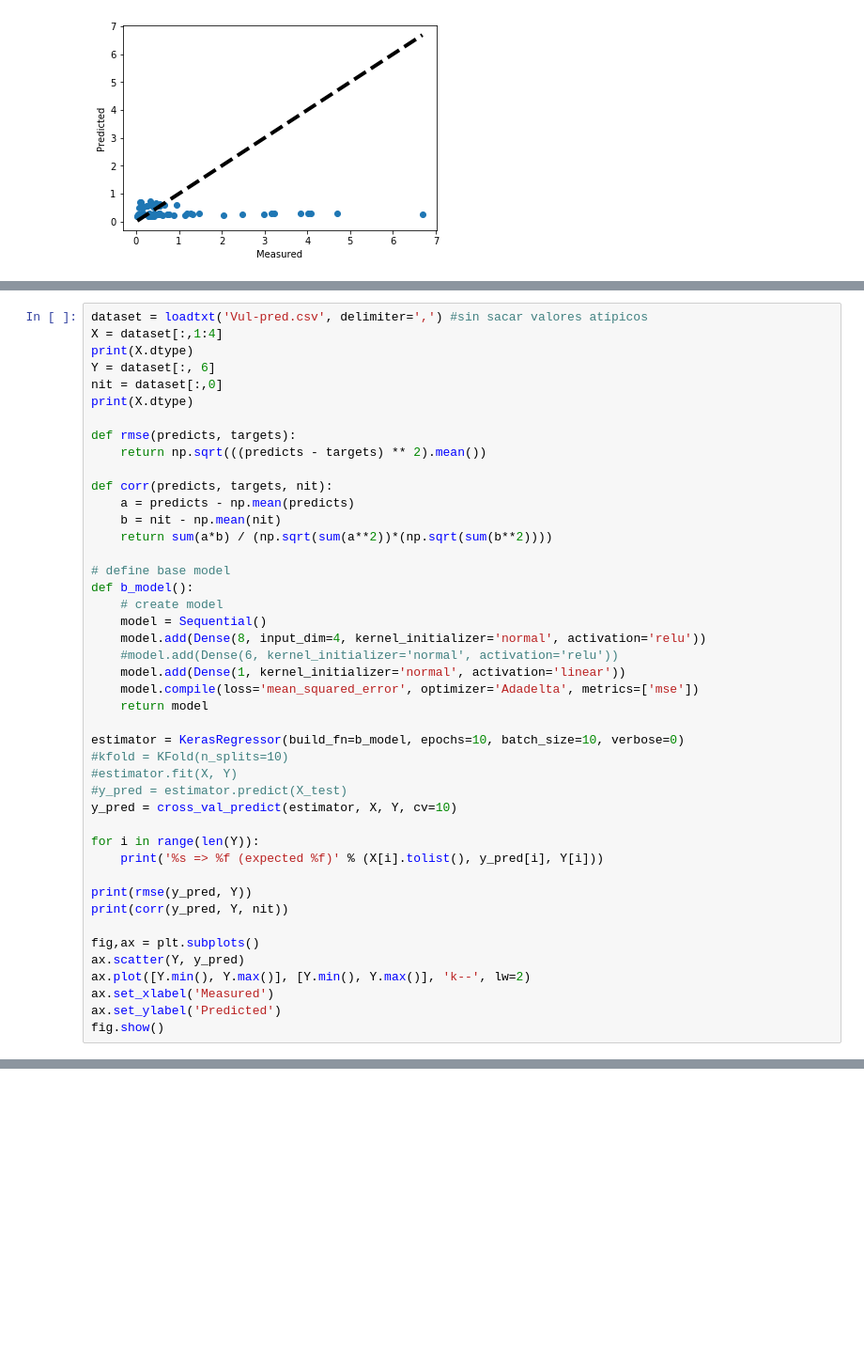
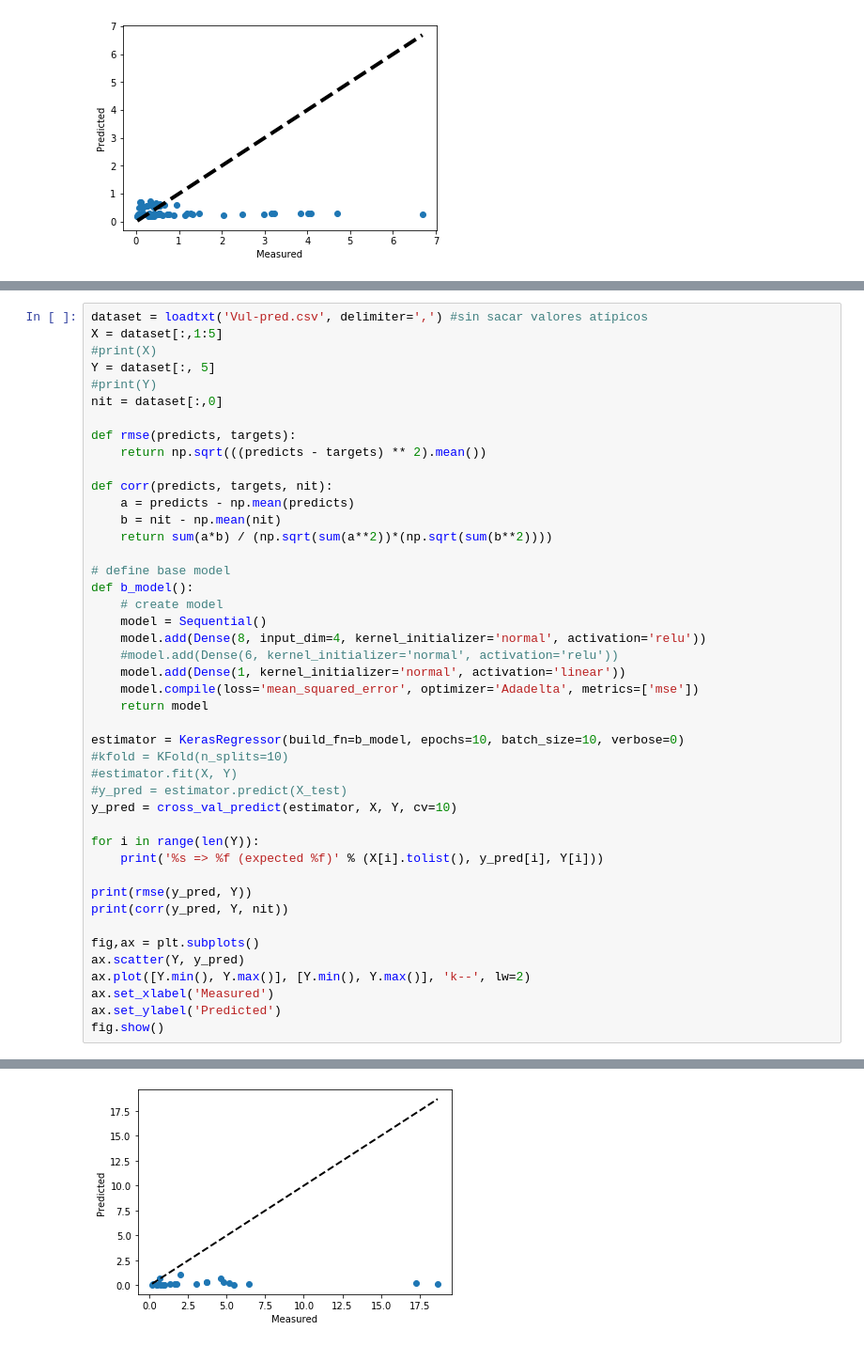
Before and after one commit to eliane06/SCMAI, a Jupyter notebook: pruebaDt.ipynb, the cells around one changed output, grey strips where cells are left out. Shown: that part at 94% size. Drawn from its saved outputs; the diff is of its cells as text; blank space fills up the shorter version.

```diff
--- a/pruebaDt.ipynb
+++ b/pruebaDt.ipynb
@@ -437,10 +438,10 @@ fig.show()
 # %%
 dataset = loadtxt('Vul-pred.csv', delimiter=',') #sin sacar valores atípicos
-X = dataset[:,1:4]
-print(X.dtype)
-Y = dataset[:, 6]
+X = dataset[:,1:5]
+#print(X)
+Y = dataset[:, 5]
+#print(Y)
 nit = dataset[:,0]
-print(X.dtype)
 
 def rmse(predicts, targets):
     return np.sqrt(((predicts - targets) ** 2).mean())
@@ -483 +500,2 @@ ValueError: could not convert string to float:
+[figure, added]
 # %%
```
Also changed, not shown: parts of 7 cells of this notebook.
